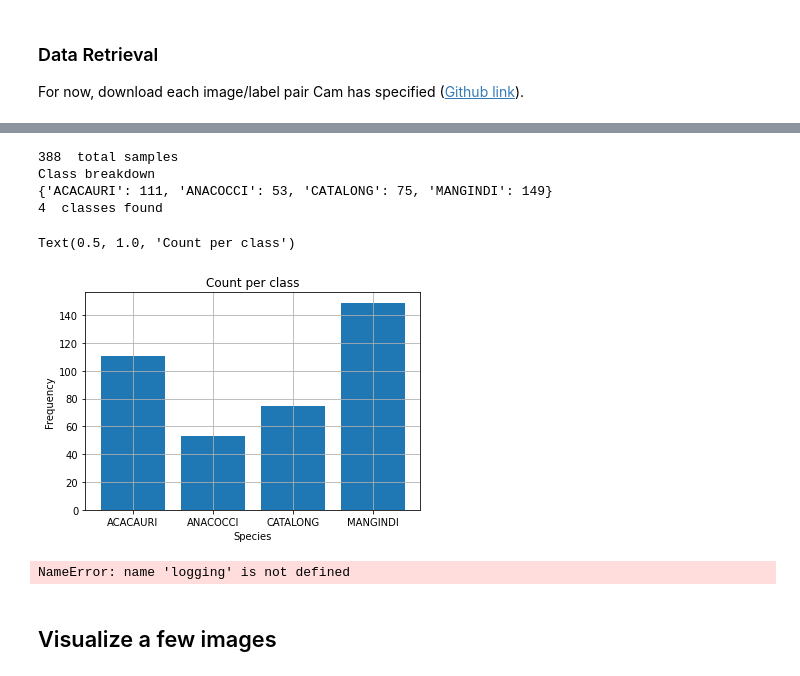
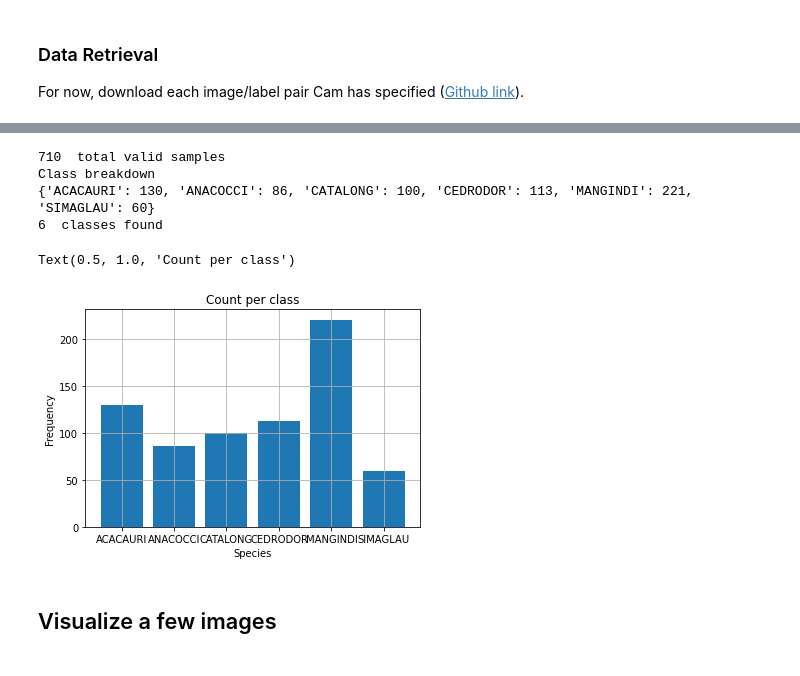
Before and after one commit to Greenstand/treetracker-machine-learning, a Jupyter notebook: species_classification/small_inception.ipynb, the cells around one changed output, grey strips where cells are left out. Cells and saved outputs as stored; diff of their text form; code cells hidden in the pictures.

```diff
--- a/species_classification/small_inception.ipynb
+++ b/species_classification/small_inception.ipynb
@@ -61,6 +58,16 @@ savepath = "/home/ec2-user/SageMaker/treetracker-machine-learning/sample_dataset
 for species in data["class"].unique():
     if not os.path.exists(os.path.join(savepath, species)):
         os.makedirs(os.path.join(savepath, species))
-image_saver = lambda df: urllib.request.urlretrieve(df["url"], os.path.join(savepath, df["class"], df["imname"]))
-data.apply(image_saver, axis=1)
+
+def image_saver(df):
+    try:
+        urllib.request.urlretrieve(df["url"], os.path.join(savepath, df["class"], df["imname"]))
+        return True
+    except:
+        return False
+
+
+# image_saver = lambda df: urllib.request.urlretrieve(df["url"], os.path.join(savepath, df["class"], df["imname"]))
+data["saved"] = data.apply(image_saver, axis=1)
+print (data[data["saved"]].shape[0], " images saved out of ", data.shape[0])
 # %% [output]
@@ -79,27 +75,28 @@ Length: 388, dtype: object
 # %%
-print (data.shape[0], " total samples")
+data = data[data["saved"]]
+print (data.shape[0], " total valid samples")
 print ("Class breakdown")
 count_by_class = data.groupby("class").aggregate("count")
 baseline_acc = np.max
 print (dict(zip(count_by_class.index, count_by_class.values[:, 0])))
 num_classes = data["class"].unique().shape[0]
 print (num_classes, " classes found")
 plt.bar(count_by_class.index, count_by_class["imname"])
 plt.grid()
 plt.xlabel("Species")
 plt.ylabel("Frequency")
 plt.title("Count per class")
 # %% [output]
-388  total samples
+710  total valid samples
 Class breakdown
-{'ACACAURI': 111, 'ANACOCCI': 53, 'CATALONG': 75, 'MANGINDI': 149}
-4  classes found
+{'ACACAURI': 130, 'ANACOCCI': 86, 'CATALONG': 100, 'CEDRODOR': 113, 'MANGINDI': 221, 'SIMAGLAU': 60}
+6  classes found
 Text(0.5, 1.0, 'Count per class')
-[figure, old version]
+[figure, new version]
 # %%
 arrs = []
 labels = []
-
+import logging
 # You must initialize logging, otherwise you'll not see debug output.
 logging.basicConfig()
 logging.getLogger().setLevel(logging.WARNING)
@@ -109,8 +106,6 @@ for species in data["class"].unique():
         if os.path.splitext(os.path.join(savepath, species, img))[1].lower() in [".jpg", ".png"]:
             arrs.append(Image.open(os.path.join(savepath, species, img)).resize((299, 299)))
             labels.append(species)
-# %% [output]
-NameError: name 'logging' is not defined
 # %% [markdown]
 ## Visualize a few images
 # %%
```
Also changed, not shown: parts of 13 cells of this notebook.
